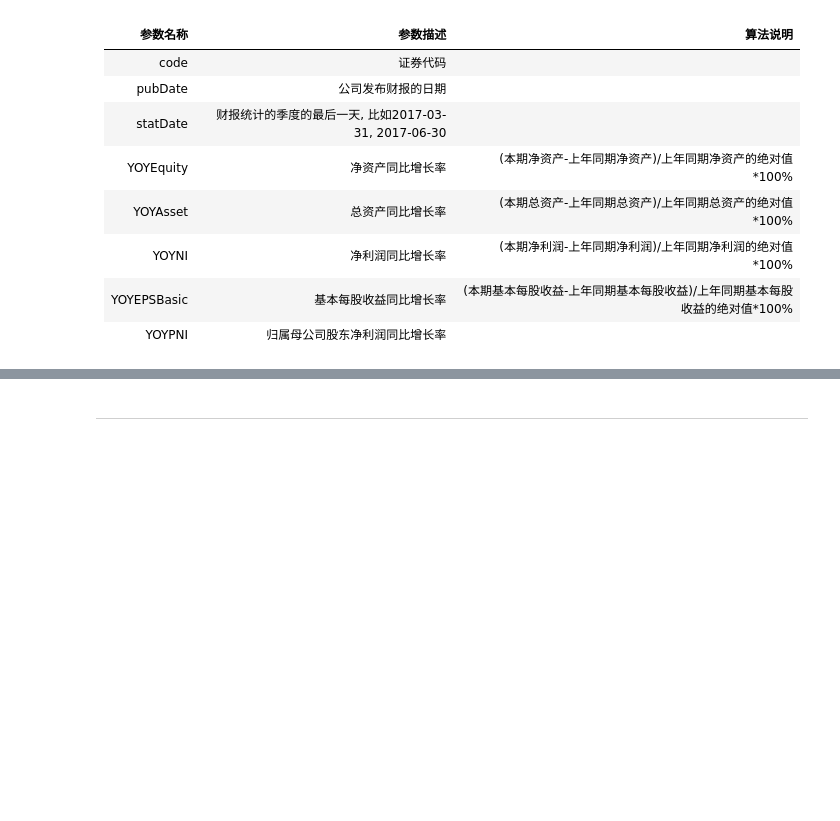
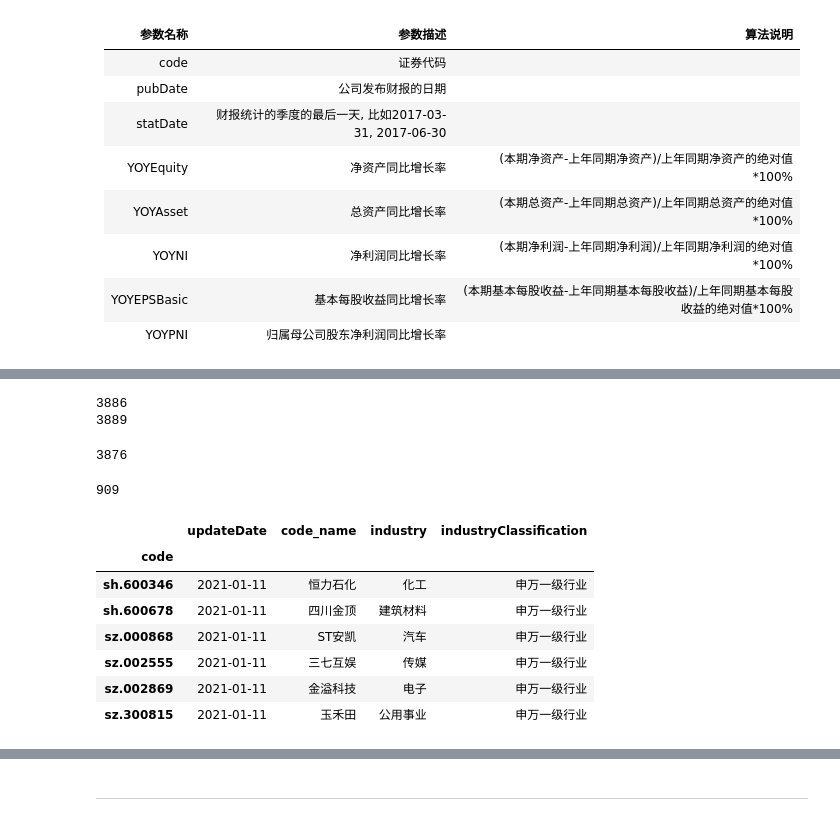
Before and after one commit to boat2012/python_exec, a Jupyter notebook: BaoStock use.ipynb, the cells around one changed output, grey strips where cells are left out. Cells and saved outputs as stored; diff of their text form; code cells hidden in the pictures; blank space fills up the shorter version.

```diff
--- a/BaoStock use.ipynb
+++ b/BaoStock use.ipynb
@@ -48,13 +58,27 @@ print(result_growth)
 # 登出系统
 bs.logout()
 # %%
+import numpy as np
 # 读取两个csv文件，然后拼接，比较每股收益同比增加的个股
-df_pro2020 = pd.read_csv("E:/zhenghz/code/python_exec/profit_data.csv", encoding="gbk")
-df_pro2019 = pd.read_csv("E:/zhenghz/code/python_exec/profit_data2019.csv",encoding="gbk")
-df_a = df_pro2020[["code","epsTTM"]]
-df_a.columns = ["code","2020epsTTM" ]
-df_b = df_pro2019[["code","epsTTM"]]
-df_b.columns = ["code","2019epsTTM" ]
-df_result = pd.concat([df_a,df_b],axis=1)
+df_pro2020 = pd.read_csv(filepath+"profit_data202003.csv", encoding="gbk",dtype={'epsTTM': np.float64, 'roeAvg': np.float64})
+df_pro2019 = pd.read_csv(filepath+"profit_data201903.csv",encoding="gbk",dtype={'epsTTM': np.float64, 'roeAvg': np.float64})
+df_a = df_pro2020[["code","epsTTM","roeAvg"]].copy()
+df_a.columns = ["code","epsTTM202003","roeAvg202003" ]
+print(len(df_a))
+df_a.set_index("code",inplace=True)
+#df_a['epsTTM202003']=df_a['epsTTM202003'].astype(float)
+df_b = df_pro2019[["code","epsTTM","roeAvg"]].copy()
+df_b.columns = ["code","epsTTM201903","roeAvg201903" ]
+df_b.set_index("code",inplace=True)
+#df_b['2019epsTTM']=df_b['2019epsTTM'].astype(float)
+print(len(df_b))
+df_result = pd.concat([df_a,df_b],axis=1,join="inner",sort=True)  # join为inner 表示两边都要有的才进来，取交集
+
+df_result["grow"]=(df_result["epsTTM202003"]-df_result["epsTTM201903"])/abs(df_result["epsTTM201903"])
+len(df_result)
 # 2020年三季度每股收益同比增长超过50%的个股有1522个！
-df_result[df_result.grow>0.5]
+#len(df_result[df_result.code != df_result.bcode])
+# %% [output]
+3886
+3889
+3876
@@ -60,0 +97,23 @@ df_result[df_result.grow>0.5]
+# %%
+df = pd.read_csv(filepath+"stock_industry.csv", encoding="gbk")
+df.set_index("code",inplace=True)
+df = df[df.index.isin(df_result.index)]
+df = df[df.index.isin(df_result[df_result.grow>0.5].index)]
+print(len(df))  #909
+df = df[df.index.isin(df_yoya[df_yoya['202003YOYEPSBasic']>0.1].index)] #681
+df = df[df.index.isin(df_yoyb[df_yoyb['2019YOYEPSBasic']>0.1].index)] #478
+df = df[df.index.isin(df_result[df_result.roeAvg202003>0.2].index)] #199
+df = df[df.index.isin(df_result[df_result.roeAvg201903>0.2].index)]
+# %% [output]
+909
+# %%
+df
+# %% [output]
+|  | updateDate | code_name | industry | industryClassification |
+| code |  |  |  |  |
+| sh.600346 | 2021-01-11 | 恒力石化 | 化工 | 申万一级行业 |
+| sh.600678 | 2021-01-11 | 四川金顶 | 建筑材料 | 申万一级行业 |
+| sz.000868 | 2021-01-11 | ST安凯 | 汽车 | 申万一级行业 |
+| sz.002555 | 2021-01-11 | 三七互娱 | 传媒 | 申万一级行业 |
+| sz.002869 | 2021-01-11 | 金溢科技 | 电子 | 申万一级行业 |
+| sz.300815 | 2021-01-11 | 玉禾田 | 公用事业 | 申万一级行业 |
```
Also changed, not shown: parts of 15 cells of this notebook, 2 other files.
